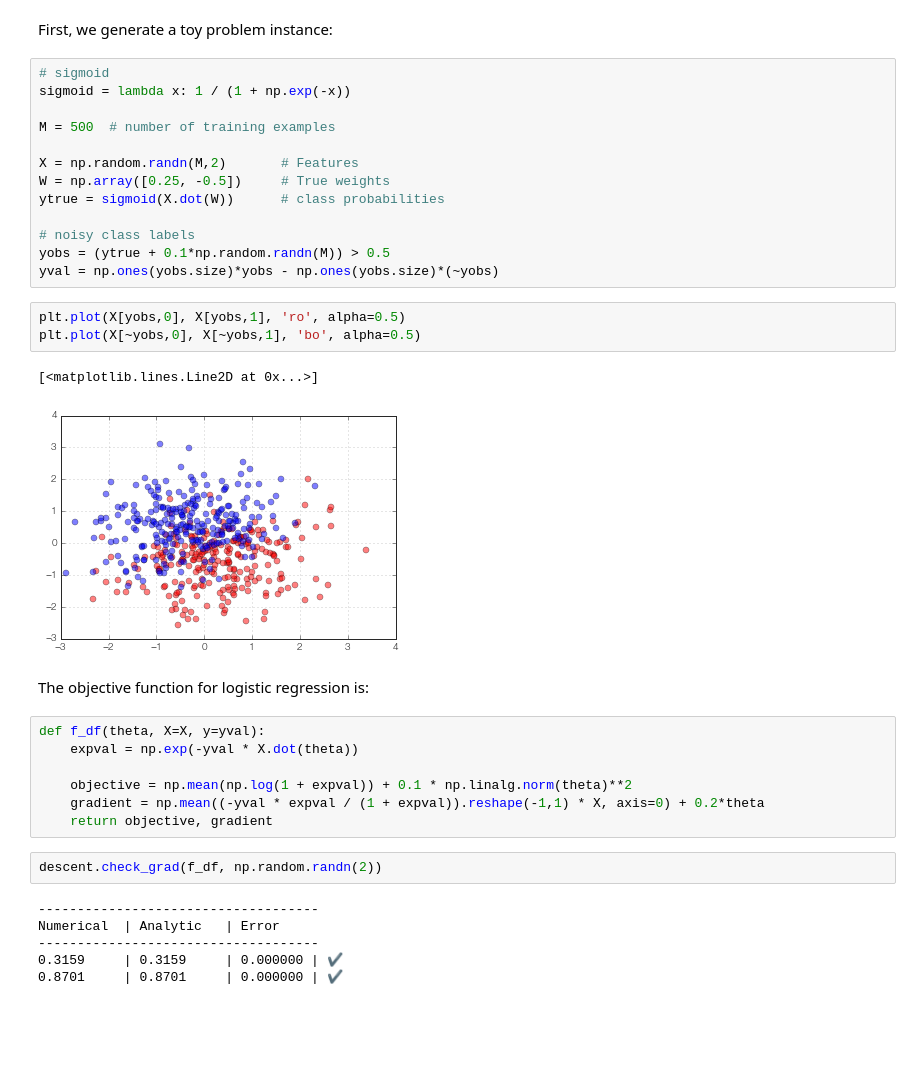
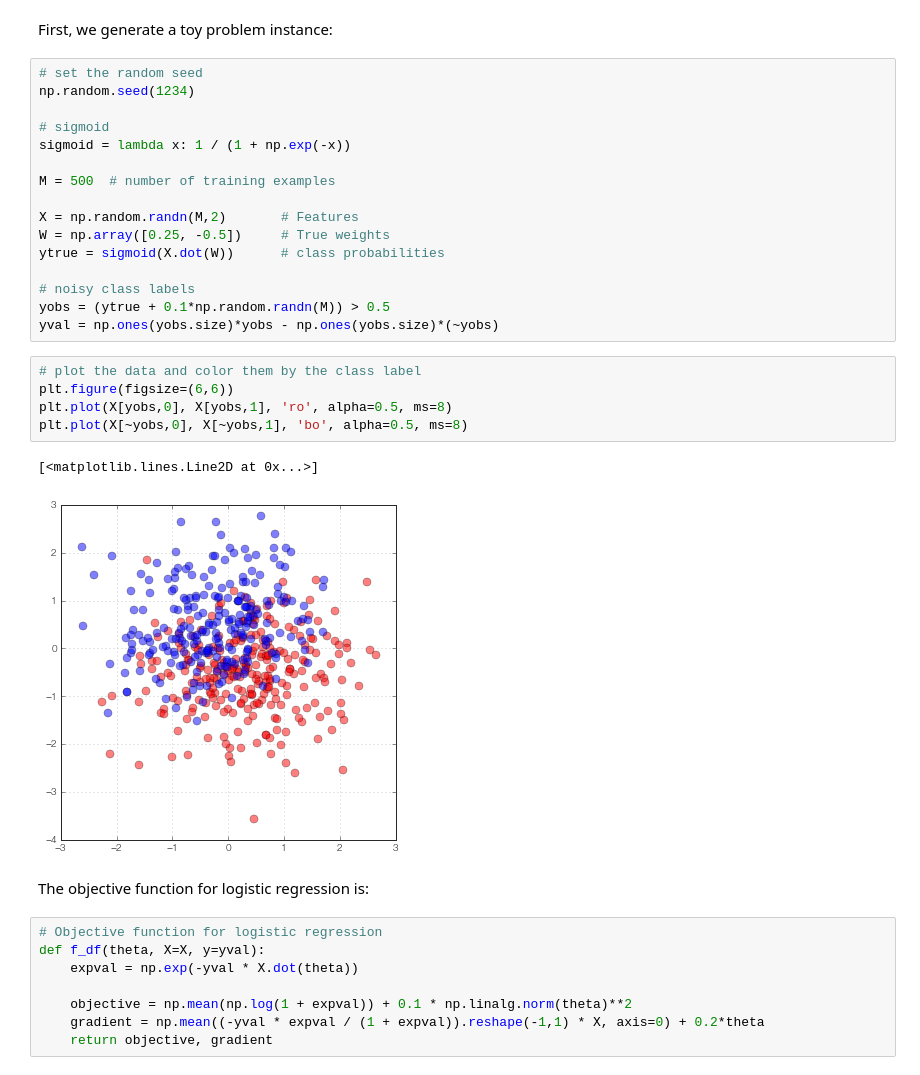
Before and after one commit to nirum/descent-tutorial, a Jupyter notebook: logistic regression.ipynb, the cells around one changed output. Drawn from its saved outputs; the diff is of its cells as text; blank space fills up the shorter version.

```diff
--- a/logistic regression.ipynb
+++ b/logistic regression.ipynb
@@ -9,6 +9,9 @@ from IPython.html.widgets import interact
 # %% [markdown]
 First, we generate a toy problem instance:
 # %%
+# set the random seed
+np.random.seed(1234)
+
 # sigmoid
 sigmoid = lambda x: 1 / (1 + np.exp(-x))
 
@@ -22,26 +25,21 @@ ytrue = sigmoid(X.dot(W))      # class probabilities
 yobs = (ytrue + 0.1*np.random.randn(M)) > 0.5
 yval = np.ones(yobs.size)*yobs - np.ones(yobs.size)*(~yobs)
 # %%
-plt.plot(X[yobs,0], X[yobs,1], 'ro', alpha=0.5)
-plt.plot(X[~yobs,0], X[~yobs,1], 'bo', alpha=0.5)
+# plot the data and color them by the class label
+plt.figure(figsize=(6,6))
+plt.plot(X[yobs,0], X[yobs,1], 'ro', alpha=0.5, ms=8)
+plt.plot(X[~yobs,0], X[~yobs,1], 'bo', alpha=0.5, ms=8)
 # %% [output]
 [<matplotlib.lines.Line2D at 0x...>]
-[figure, old version]
+[figure, new version]
 # %% [markdown]
 The objective function for logistic regression is:
 # %%
+# Objective function for logistic regression
 def f_df(theta, X=X, y=yval):
     expval = np.exp(-yval * X.dot(theta))
 
     objective = np.mean(np.log(1 + expval)) + 0.1 * np.linalg.norm(theta)**2
     gradient = np.mean((-yval * expval / (1 + expval)).reshape(-1,1) * X, axis=0) + 0.2*theta
     return objective, gradient
-# %%
-descent.check_grad(f_df, np.random.randn(2))
-# %% [output]
-------------------------------------
-Numerical  | Analytic   | Error
-------------------------------------
-0.3159     | 0.3159     | 0.000000 | ✔
-0.8701     | 0.8701     | 0.000000 | ✔
 # %%
```
Also changed, not shown: parts of 9 cells of this notebook, 6 other files.
